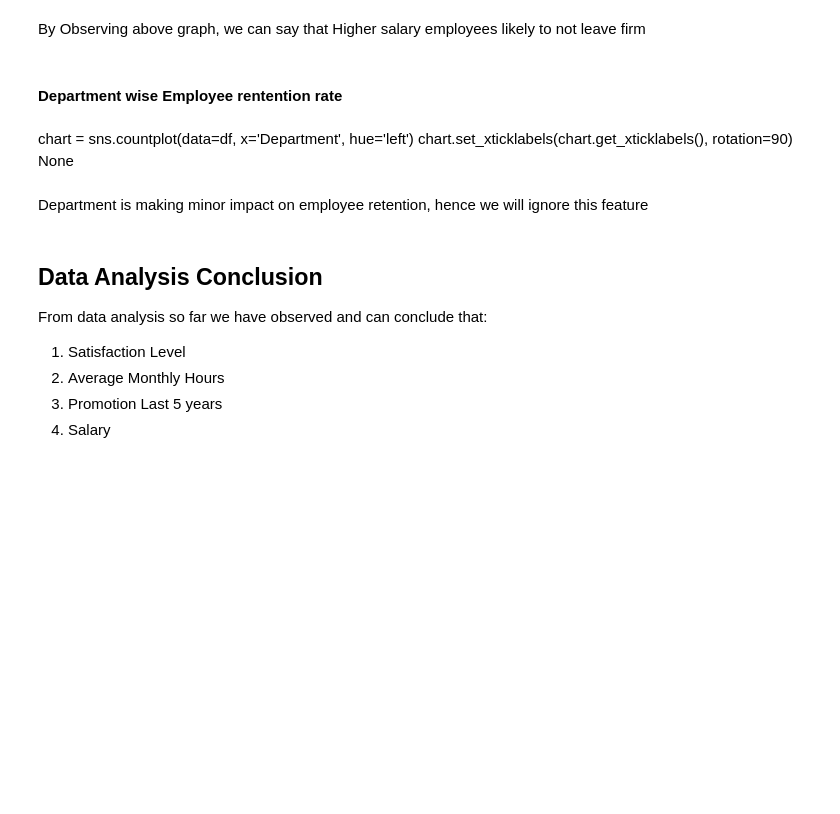
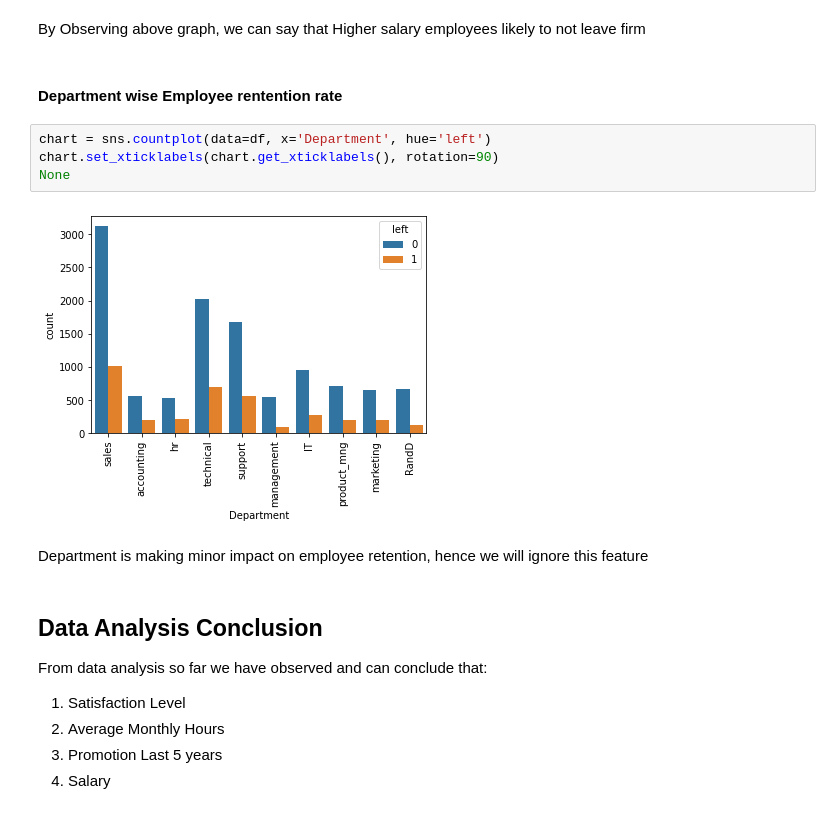
Before and after one commit to Niraj-kumbhar/Projects, a Jupyter notebook: Logistic_Regression/HR_Analytics_LogisticRegression.ipynb, the cells around one changed output. Drawn from its saved outputs; the diff is of its cells as text; blank space fills up the shorter version.

```diff
--- a/Logistic_Regression/HR_Analytics_LogisticRegression.ipynb
+++ b/Logistic_Regression/HR_Analytics_LogisticRegression.ipynb
@@ -86,10 +86,12 @@ sns.countplot(data=df, x='salary', hue='left')
 By Observing above graph, we can say that Higher salary employees likely to not leave firm
 # %% [markdown]
 #### Department wise Employee rentention rate
-# %% [markdown]
-chart = sns.countplot(data=df, x='Department', hue='left')
-chart.set_xticklabels(chart.get_xticklabels(), rotation=90)
-None
+# %%
+chart = sns.countplot(data=df, x='Department', hue='left')
+chart.set_xticklabels(chart.get_xticklabels(), rotation=90)
+None
+# %% [output]
+[figure, added]
 # %% [markdown]
 Department is making minor impact on employee retention, hence we will ignore this feature
 # %% [markdown]
```
